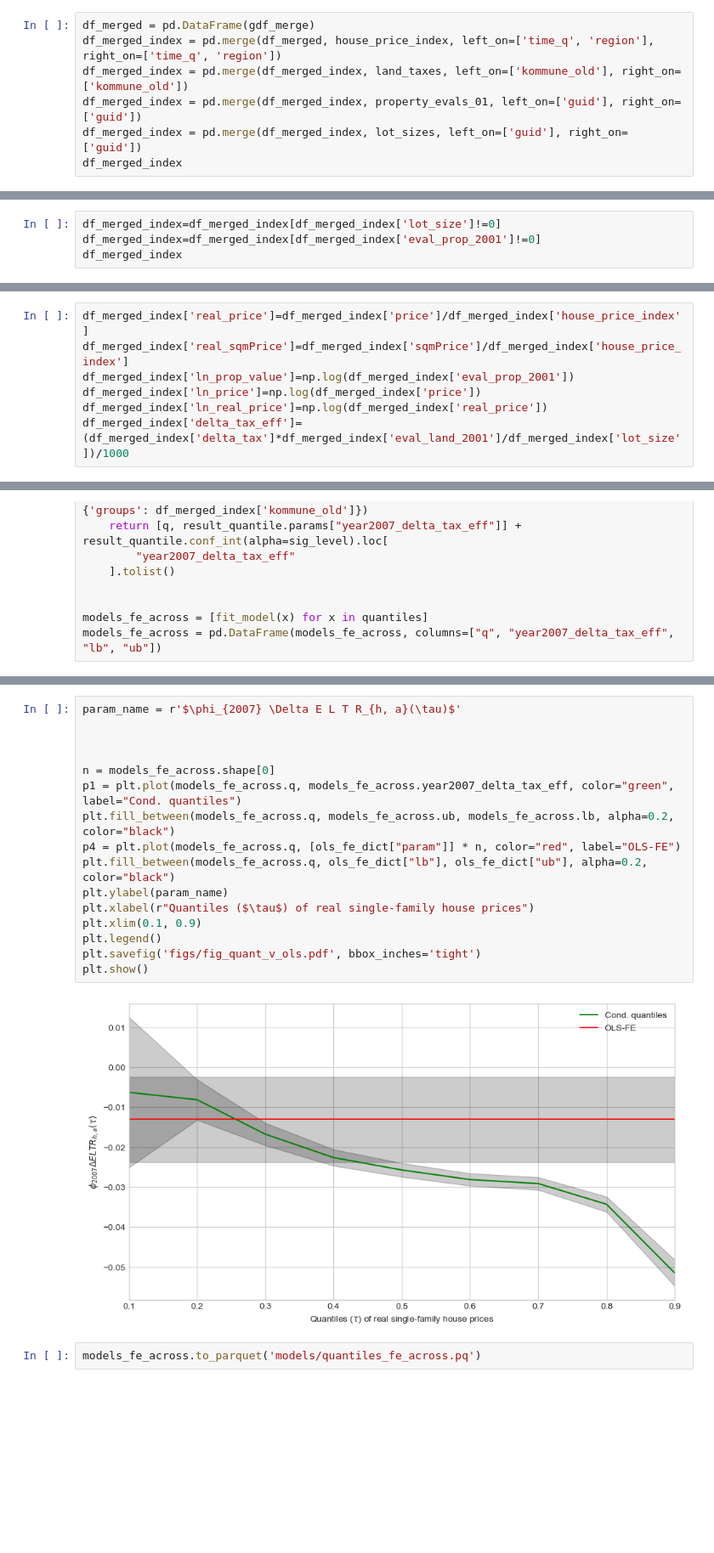
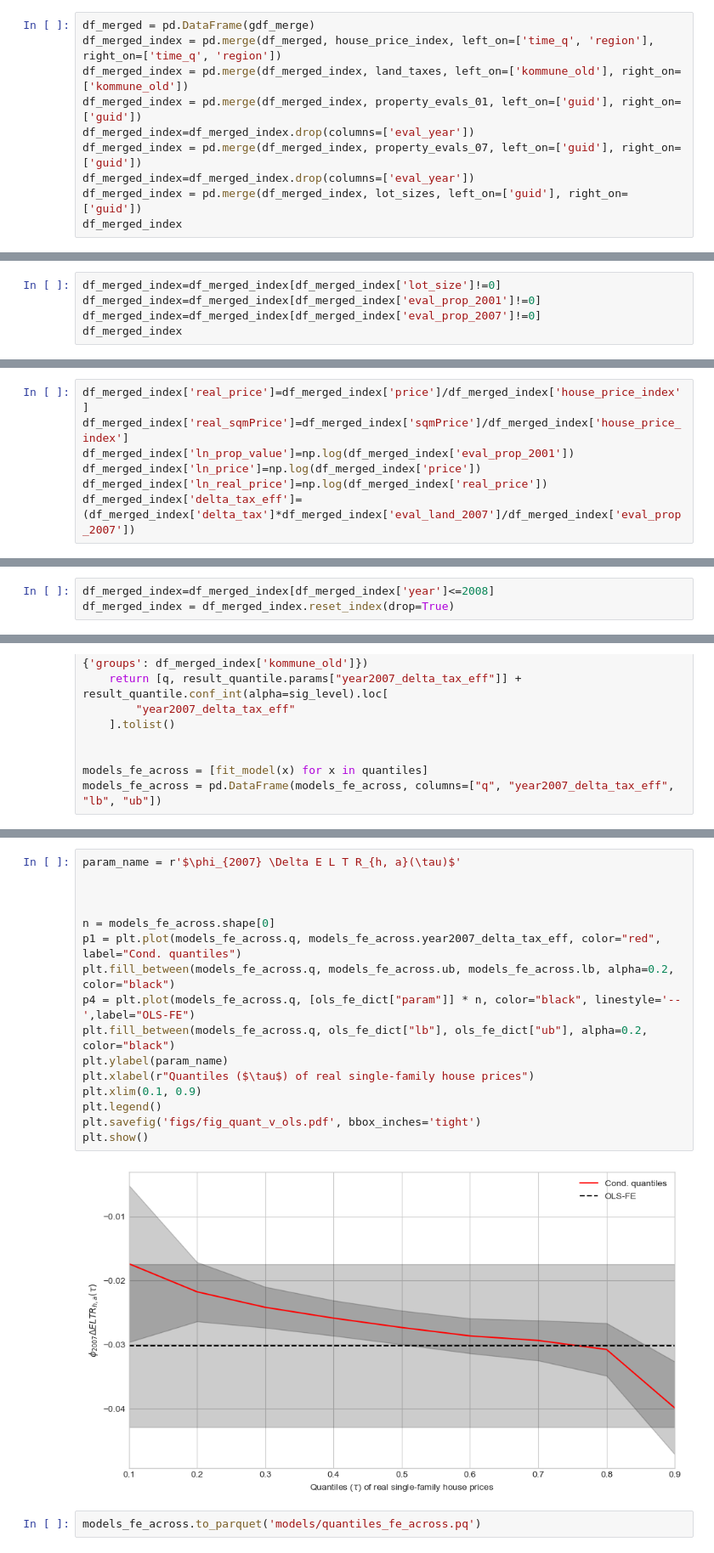
Before and after one commit to jorgenhost/No_taxation_without_capitalization, a Jupyter notebook: 5_main.ipynb, the cells around one changed output, grey strips where cells are left out. Shown at 85% size. Saved outputs shown, nothing was run; the diff lists cells and outputs as text; blank space fills up the shorter version.

```diff
--- a/5_main.ipynb
+++ b/5_main.ipynb
@@ -231,6 +230,9 @@ df_merged = pd.DataFrame(gdf_merge)
 df_merged_index = pd.merge(df_merged, house_price_index, left_on=['time_q', 'region'], right_on=['time_q', 'region'])
 df_merged_index = pd.merge(df_merged_index, land_taxes, left_on=['kommune_old'], right_on=['kommune_old'])
 df_merged_index = pd.merge(df_merged_index, property_evals_01, left_on=['guid'], right_on=['guid'])
+df_merged_index=df_merged_index.drop(columns=['eval_year'])
+df_merged_index = pd.merge(df_merged_index, property_evals_07, left_on=['guid'], right_on=['guid'])
+df_merged_index=df_merged_index.drop(columns=['eval_year'])
 df_merged_index = pd.merge(df_merged_index, lot_sizes, left_on=['guid'], right_on=['guid'])
 df_merged_index
 # %% [output]
@@ -250,6 +254,7 @@ df_merged_index
 # %%
 df_merged_index=df_merged_index[df_merged_index['lot_size']!=0]
 df_merged_index=df_merged_index[df_merged_index['eval_prop_2001']!=0]
+df_merged_index=df_merged_index[df_merged_index['eval_prop_2007']!=0]
 df_merged_index
 # %% [output]
 |  | estateId | address | zipCode | price | soldDate | propertyType | saleType | sqmPrice | rooms | size | ... |
@@ -332,7 +307,7 @@ df_merged_index['real_sqmPrice']=df_merged_index['sqmPrice']/df_merged_index['ho
 df_merged_index['ln_prop_value']=np.log(df_merged_index['eval_prop_2001'])
 df_merged_index['ln_price']=np.log(df_merged_index['price'])
 df_merged_index['ln_real_price']=np.log(df_merged_index['real_price'])
-df_merged_index['delta_tax_eff']=(df_merged_index['delta_tax']*df_merged_index['eval_land_2001']/df_merged_index['lot_size'])/1000
+df_merged_index['delta_tax_eff']=(df_merged_index['delta_tax']*df_merged_index['eval_land_2007']/df_merged_index['eval_prop_2007'])
 # %% [markdown]
 Categorize data by changes to land taxes
 # %%
@@ -413,3 +372,6 @@ plt.savefig('figs/fig_house_price_trends.pdf', bbox_inches='tight')
+# %%
+df_merged_index=df_merged_index[df_merged_index['year']<=2008]
+df_merged_index = df_merged_index.reset_index(drop=True)
 # %%
 stata_out = df_merged_index[['guid','ln_price', 'ln_real_price', 'kommune_old', 'year', 'ln_prop_value', 'delta_tax_eff']]
 stata_out
@@ -550,21 +540,21 @@ ols_fe_dict
 # %%
 param_name = r'$\phi_{2007} \Delta E L T R_{h, a}(\tau)$'
 
 
 
 n = models_fe_across.shape[0]
-p1 = plt.plot(models_fe_across.q, models_fe_across.year2007_delta_tax_eff, color="green", label="Cond. quantiles")
+p1 = plt.plot(models_fe_across.q, models_fe_across.year2007_delta_tax_eff, color="red", label="Cond. quantiles")
 plt.fill_between(models_fe_across.q, models_fe_across.ub, models_fe_across.lb, alpha=0.2, color="black")
-p4 = plt.plot(models_fe_across.q, [ols_fe_dict["param"]] * n, color="red", label="OLS-FE")
+p4 = plt.plot(models_fe_across.q, [ols_fe_dict["param"]] * n, color="black", linestyle='--',label="OLS-FE")
 plt.fill_between(models_fe_across.q, ols_fe_dict["lb"], ols_fe_dict["ub"], alpha=0.2, color="black")
 plt.ylabel(param_name)
 plt.xlabel(r"Quantiles ($\tau$) of real single-family house prices")
 plt.xlim(0.1, 0.9)
 plt.legend()
 plt.savefig('figs/fig_quant_v_ols.pdf', bbox_inches='tight')
 plt.show()
 # %% [output]
-[figure, old version]
+[figure, new version]
 # %%
 models_fe_across.to_parquet('models/quantiles_fe_across.pq')
 # %%
```
Also changed, not shown: parts of 19 cells of this notebook, 9 other files.
